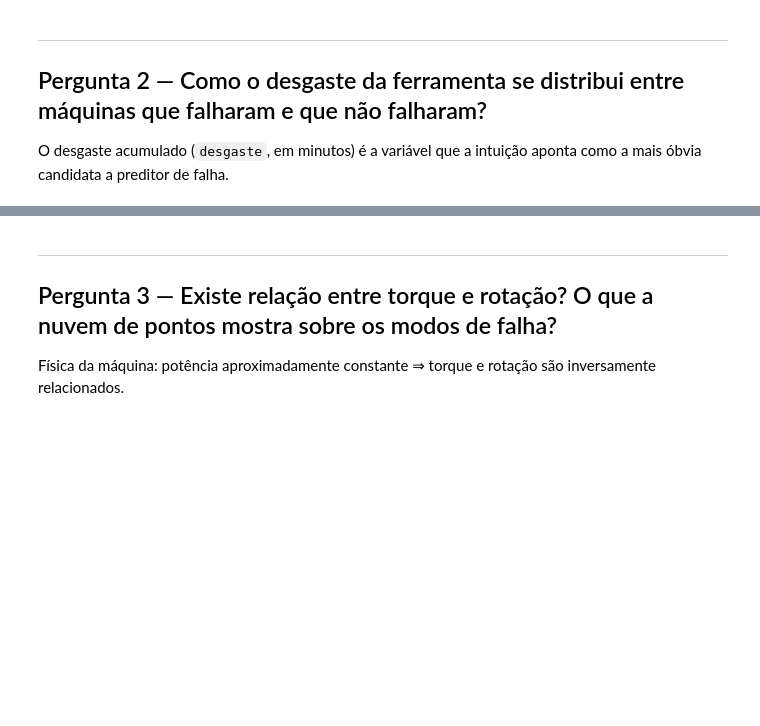
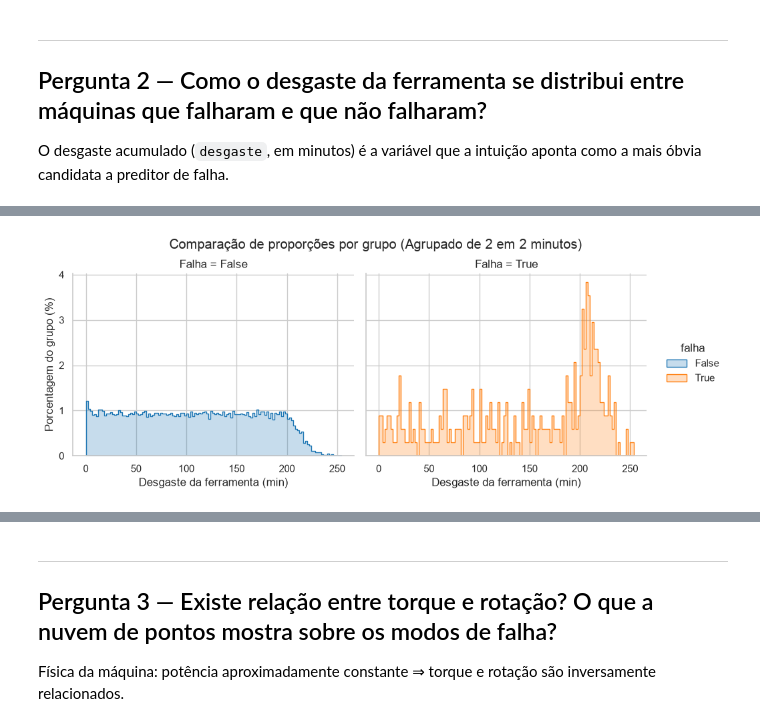
Before and after one commit to gdogabriel/utfpr-ai-proj, a Jupyter notebook: notebooks/01-eda.ipynb, the cells around one changed output, grey strips where cells are left out. Drawn from its saved outputs; the diff is of its cells as text; code cells hidden in the pictures; blank space fills up the shorter version.

```diff
--- a/notebooks/01-eda.ipynb
+++ b/notebooks/01-eda.ipynb
@@ -98,0 +93,40 @@ resolve.
+# %%
+import matplotlib.pyplot as plt
+import pandas as pd
+import seaborn as sns
+
+# Definindo a paleta de cores
+palette = {0: "tab:blue", 1: "tab:orange"}
+
+# Criando os bins inteiros de 2 em 2 minutos (de 0 até o valor máximo)
+max_desgaste = int(df["desgaste"].max())
+bins_inteiros = range(0, max_desgaste + 3, 2)  # Passo 2 aqui
+
+# Usando displot com os bins de 2 em 2
+g = sns.displot(
+    data=df,
+    x="desgaste",
+    hue="falha",
+    col="falha",
+    element="step",
+    fill=True,
+    stat="percent",
+    common_norm=False,
+    bins=bins_inteiros,
+    palette=palette,
+    height=4,
+    aspect=1.2,
+)
+
+# Ajustando títulos e rótulos
+g.set_axis_labels("Desgaste da ferramenta (min)", "Porcentagem do grupo (%)")
+g.set_titles(col_template="Falha = {col_name}")
+
+g.figure.subplots_adjust(top=0.85)
+g.figure.suptitle(
+    "Comparação de proporções por grupo (Agrupado de 2 em 2 minutos)"
+)
+
+plt.show()
+# %% [output]
+[figure, added]
```
Also changed, not shown: parts of 4 cells of this notebook.
